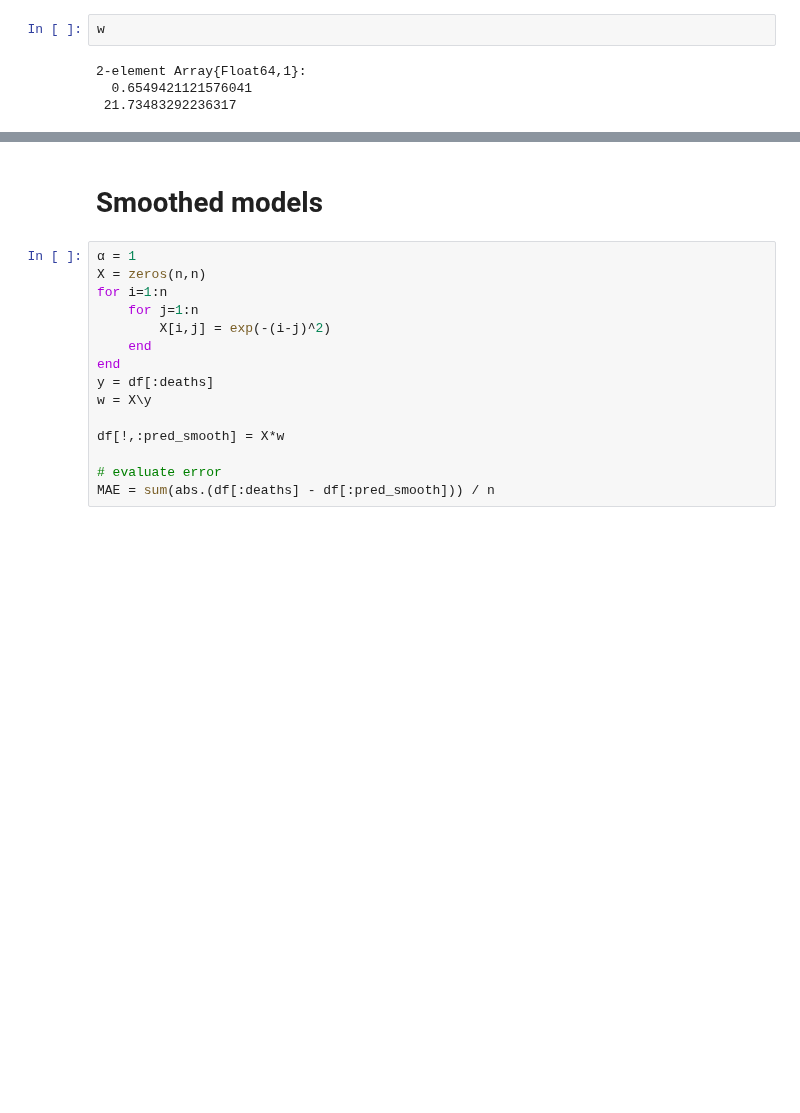
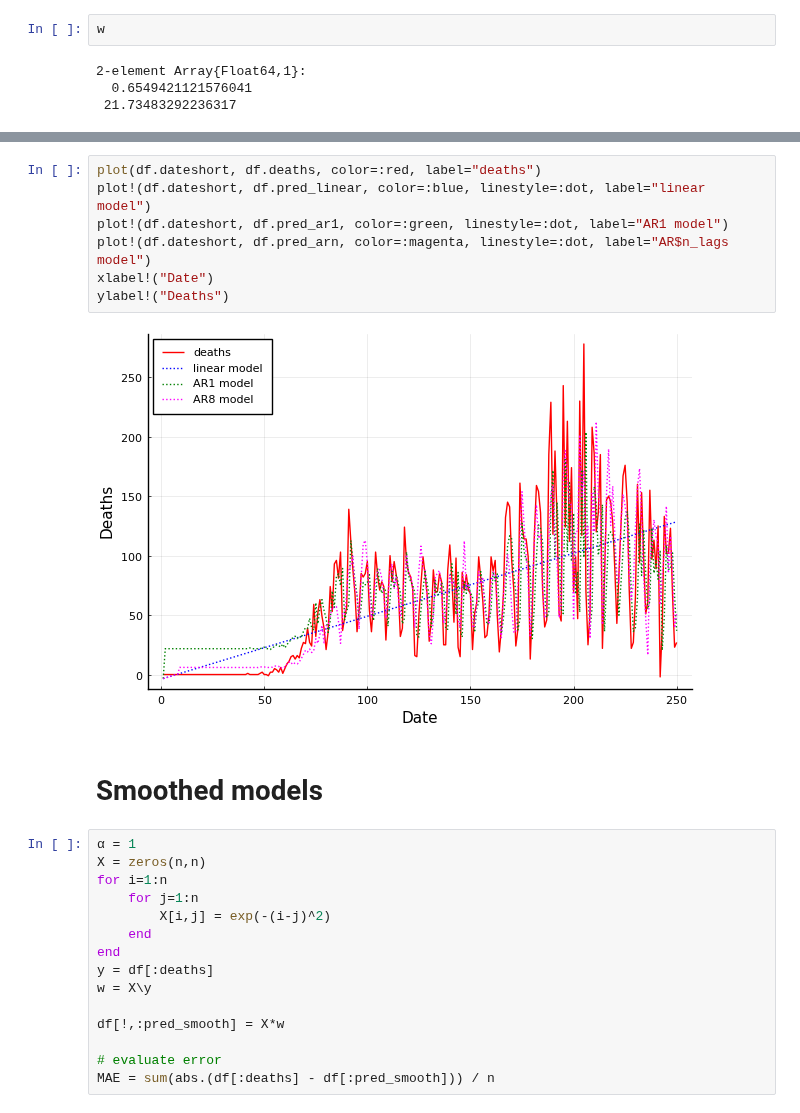
Before and after one commit to ORIE4741/demos, a Jupyter notebook: Predicting COVID.ipynb, the cells around one changed output, grey strips where cells are left out. Drawn from its saved outputs; the diff is of its cells as text; blank space fills up the shorter version.

```diff
--- a/Predicting COVID.ipynb
+++ b/Predicting COVID.ipynb
@@ -125,3 +146,12 @@ About the same, so I won't plot it.
+# %%
+plot(df.dateshort, df.deaths, color=:red, label="deaths")
+plot!(df.dateshort, df.pred_linear, color=:blue, linestyle=:dot, label="linear model")
+plot!(df.dateshort, df.pred_ar1, color=:green, linestyle=:dot, label="AR1 model")
+plot!(df.dateshort, df.pred_arn, color=:magenta, linestyle=:dot, label="AR$n_lags model")
+xlabel!("Date")
+ylabel!("Deaths")
+# %% [output]
+[figure, added]
 # %% [markdown]
 # Smoothed models
 # %%
```
Also changed, not shown: parts of 15 cells of this notebook.
